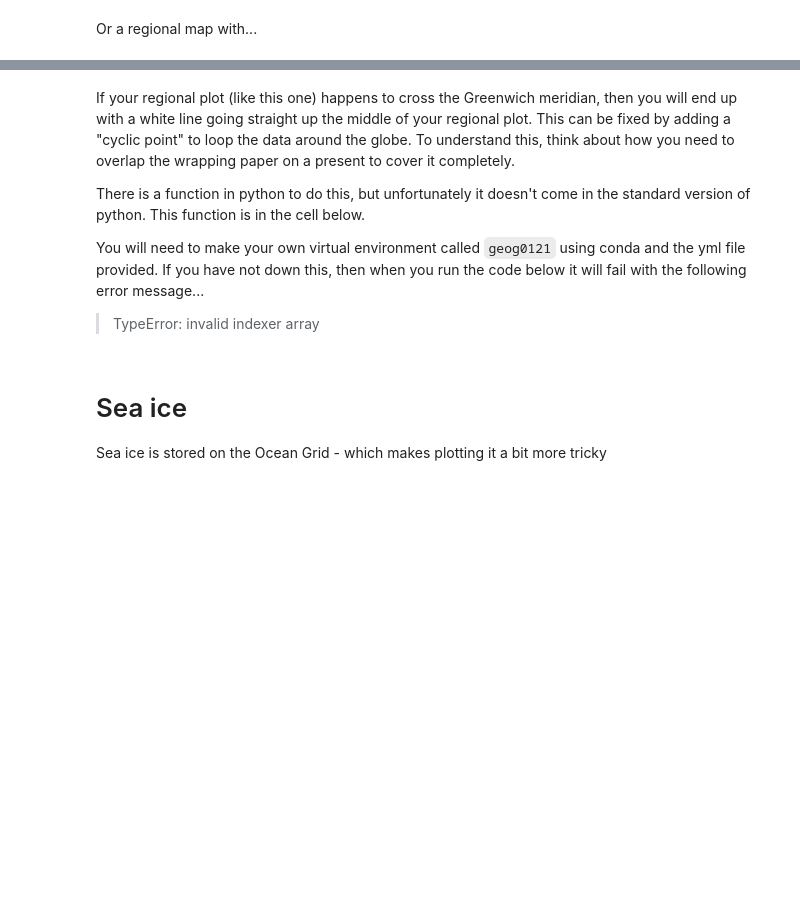
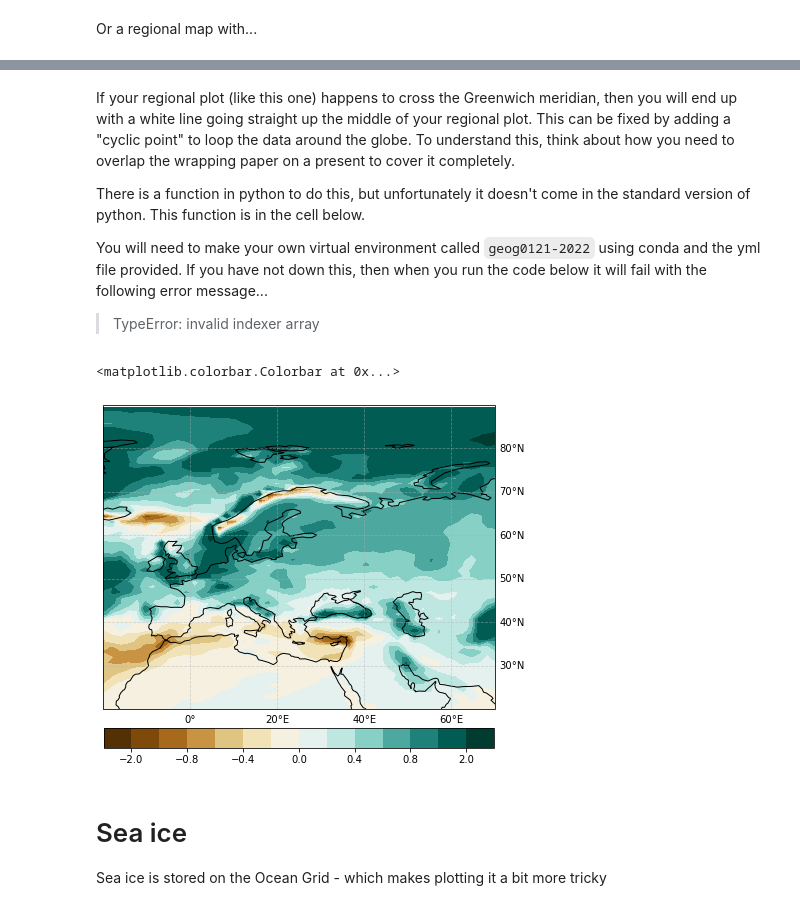
Before and after one commit to chrisbrierley/geog0121, a Jupyter notebook: practicals/UKESM1_in_Python/plotting_UKESM1_summary_files.ipynb, the cells around one changed output, grey strips where cells are left out. Saved outputs shown, nothing was run; the diff lists cells and outputs as text; code cells hidden in the pictures; blank space fills up the shorter version.

```diff
--- a/practicals/UKESM1_in_Python/plotting_UKESM1_summary_files.ipynb
+++ b/practicals/UKESM1_in_Python/plotting_UKESM1_summary_files.ipynb
@@ -173,10 +185,31 @@ If your regional plot (like this one) happens to cross the Greenwich meridian, t
 
 There is a function in python to do this, but unfortunately it doesn't come in the standard version of python. This function is in the cell below.
 
-You will need to make your own virtual environment called `geog0121` using conda and the yml file provided. If you have not down this, then when you run the code below it will fail with the following error message...
+You will need to make your own virtual environment called `geog0121-2022` using conda and the yml file provided. If you have not down this, then when you run the code below it will fail with the following error message...
 > TypeError: invalid indexer array
 # %%
 diff, lon = add_cyclic_point(diff, coord=lon)
+# %%
+matplotlib.pyplot.figure(figsize=(10,7))
+ax = matplotlib.pyplot.axes(projection=projection)
+
+ax.coastlines()
+gl = ax.gridlines(crs=cartopy.crs.PlateCarree(), draw_labels=True,alpha=0.5, linestyle='--')
+gl.xlabels_top = False
+gl.ylabels_left = False
+#gl.xlocator = mticker.FixedLocator([-180, -45, 0, 45, 180])
+gl.xformatter = LONGITUDE_FORMATTER
+gl.yformatter = LATITUDE_FORMATTER
+
+
+fig=ax.contourf(lon,lat,diff,levels=bounds, transform=transform,cmap=cmap,norm=norm)
+ax.set_extent(region, cartopy.crs.PlateCarree())
+
+cax,kw = matplotlib.colorbar.make_axes(ax,location='bottom',pad=0.05,shrink=0.7)
+matplotlib.pyplot.colorbar(fig,cax=cax,**kw)
+# %% [output]
+<matplotlib.colorbar.Colorbar at 0x...>
+[figure, added]
 # %% [markdown]
 # Sea ice
 Sea ice is stored on the Ocean Grid - which makes plotting it a bit more tricky
```
Also changed, not shown: parts of 12 cells of this notebook, 2 other files.
